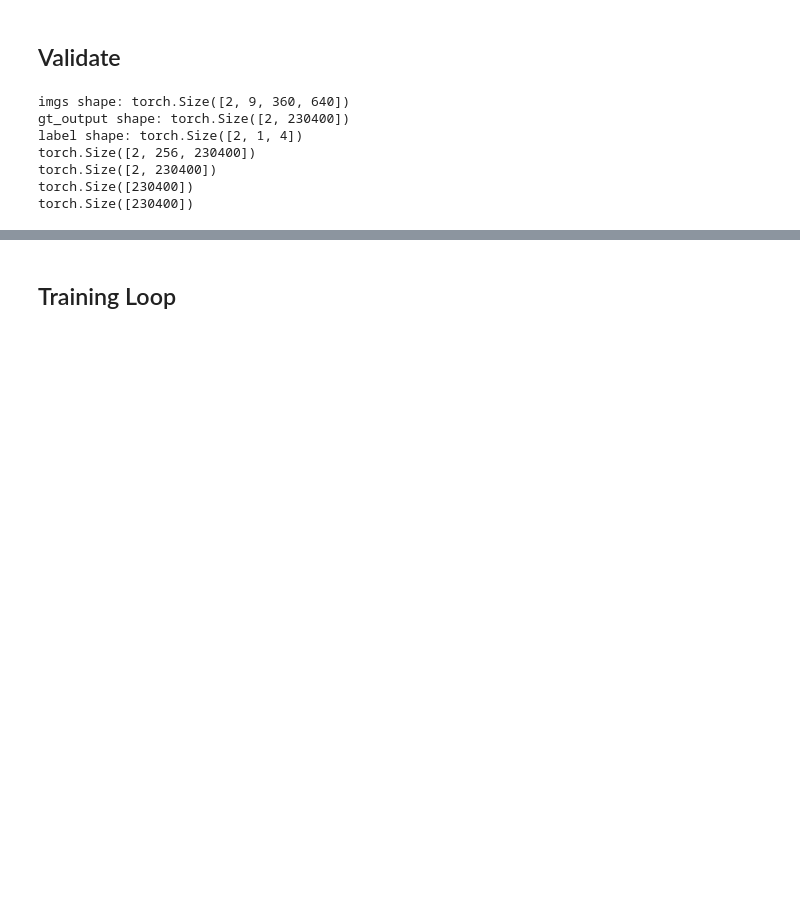
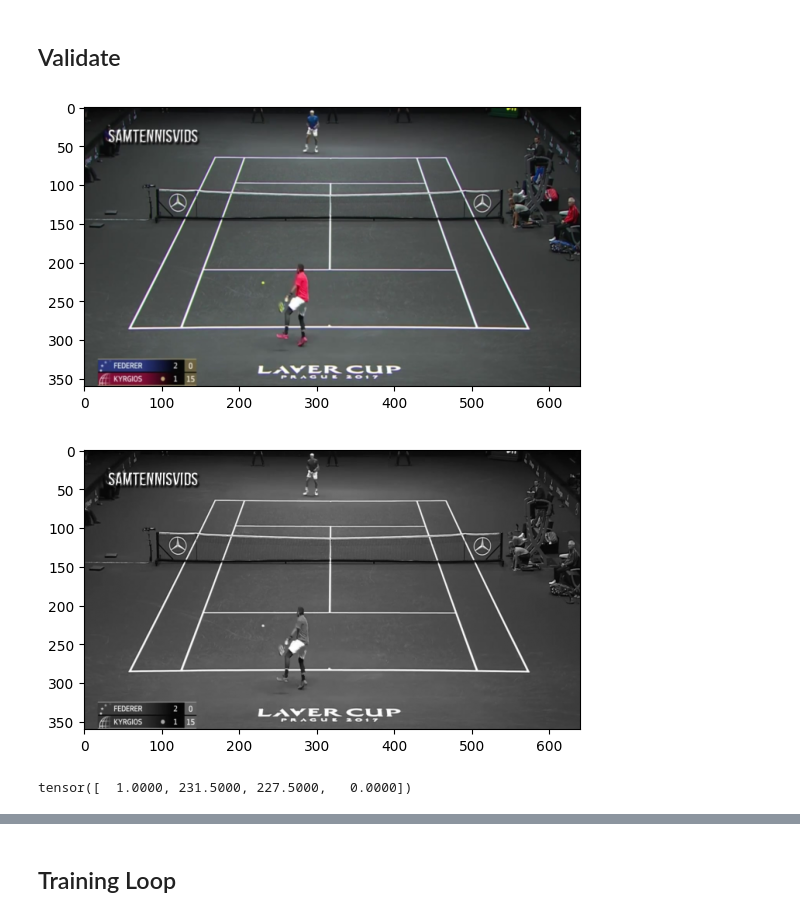
Before and after one commit to Colliquake/TrackNet, a Jupyter notebook: TennisNet.ipynb, the cells around one changed output, grey strips where cells are left out. Cells and saved outputs as stored; diff of their text form; code cells hidden in the pictures; blank space fills up the shorter version.

Commit message:
pre-heatmap changes

```diff
--- a/TennisNet.ipynb
+++ b/TennisNet.ipynb
@@ -31,5 +32,8 @@ def display_image(inp_tensor, img_pos=0):
 
     img = inp_tensor[3*selected_idx:3*selected_idx+3]
     img = torch.permute(img, (1, 2, 0))
-    img = img[:, :, [2, 1, 0]]
-    plt.imshow(img)
+    # img = img[:, :, [2, 1, 0]]
+    plt.figure()
+    # plt.imshow(img)
+    plt.imshow(img.cpu().numpy())
+    plt.show()
@@ -96,6 +96,7 @@ class TennisDataset(Dataset):
             img_name = str(i).zfill(4) + ".jpg"
             img_path = os.path.join(self.base_path, game_name, clip_name, img_name)
             img = Image.open(img_path).convert('RGB')
+            orig_w, orig_h = img.size
             if self.transform:
                 img = self.transform(img)
             imgs.append(img)
@@ -103,7 +104,16 @@ class TennisDataset(Dataset):
         imgs = torch.cat(imgs, dim=0)
 
         # label consists of 'visibility', 'x-coordinate', 'y-coordinate', and 'status'
-        label = torch.tensor([label.iloc[1:]], dtype=torch.float32)
+        label_vis = label.iloc[1]
+        label_x = label.iloc[2]
+        label_y = label.iloc[3]
+        label_status = label.iloc[4]
+        if label_x != -1:
+            label_x = label_x * (self.resize[1] / orig_w)
+        if label_y != -1:
+            label_y = label_y * (self.resize[0] / orig_h)
+
+        label = torch.tensor([label_vis, label_x, label_y, label_status], dtype=torch.float32)
 
         img_name = str(img_num).zfill(4) + ".jpg"
         path_gt = os.path.join(self.base_path, game_name, clip_name, img_name)
@@ -112,8 +122,8 @@ class TennisDataset(Dataset):
         return imgs, gt_output, label
 
     def get_output(self, path_gt):
-        img = cv2.imread(path_gt)
+        img = cv2.imread(path_gt, cv2.IMREAD_GRAYSCALE)
         img = cv2.resize(img, (self.resize[1], self.resize[0]))
-        img = img[:, :, 0]
+        # img = img[:, :, 0]
         img = np.reshape(img, self.resize[1] * self.resize[0])
         return img
@@ -261,43 +306,6 @@ def train(model, train_loader, optimizer, criterion, device):
     return running_loss / len(train_loader)
 # %% [markdown]
 ## Validate
-# %%
-model.eval()
-imgs, gt_output, label = next(iter(val_dataloader))
-print(f"imgs shape: {imgs.shape}")
-print(f"gt_output shape: {gt_output.shape}")
-print(f"label shape: {label.shape}")
-
-with torch.no_grad():
-    outputs = model(imgs)
-    softmax_layers = nn.Softmax(dim=1)(outputs)
-    print(softmax_layers.shape)
-    depth_indices = torch.argmax(softmax_layers, dim=1)
-    print(depth_indices.shape)
-    print(depth_indices[1].shape)
-
-    # channels range is [0, 255] (incluvisve)
-    # heatmap = nn.threshold()
-
-    one_item = depth_indices[1]
-    # TODO: apply the following for the ENTIRE batch
-    # heatmap = nn.Threshold(threshold=127, value=255)(one_item)
-    heatmap = torch.where(one_item >= 128, torch.tensor(255), torch.tensor(0))
-    # print(heatmap)
-    # heatmap = torch.reshape(heatmap, (360, 640))
-    print(heatmap.shape)
-    # plt.imshow(heatmap, cmap='gray')
-    # cv2.imshow(heatmap)
-
-model.train();
-# %% [output]
-imgs shape: torch.Size([2, 9, 360, 640])
-gt_output shape: torch.Size([2, 230400])
-label shape: torch.Size([2, 1, 4])
-torch.Size([2, 256, 230400])
-torch.Size([2, 230400])
-torch.Size([230400])
-torch.Size([230400])
 # %%
 def validate(model, val_loader, criterion, device):
     model.eval()
@@ -309,0 +357,16 @@ def validate(model, val_loader, criterion, device):
+# %%
+features, gt_output, labels = next(iter(train_dataloader))
+# %%
+i = 0
+# %%
+display_image(features[i])
+
+gt = torch.reshape(gt_output[i], (360, 640))
+plt.imshow(gt, cmap='gray')
+plt.show()
+
+print(labels[i])
+# %% [output]
+[figure, added]
+[figure, added]
+tensor([  1.0000, 231.5000, 227.5000,   0.0000])
```
Also changed, not shown: parts of 37 cells of this notebook.
